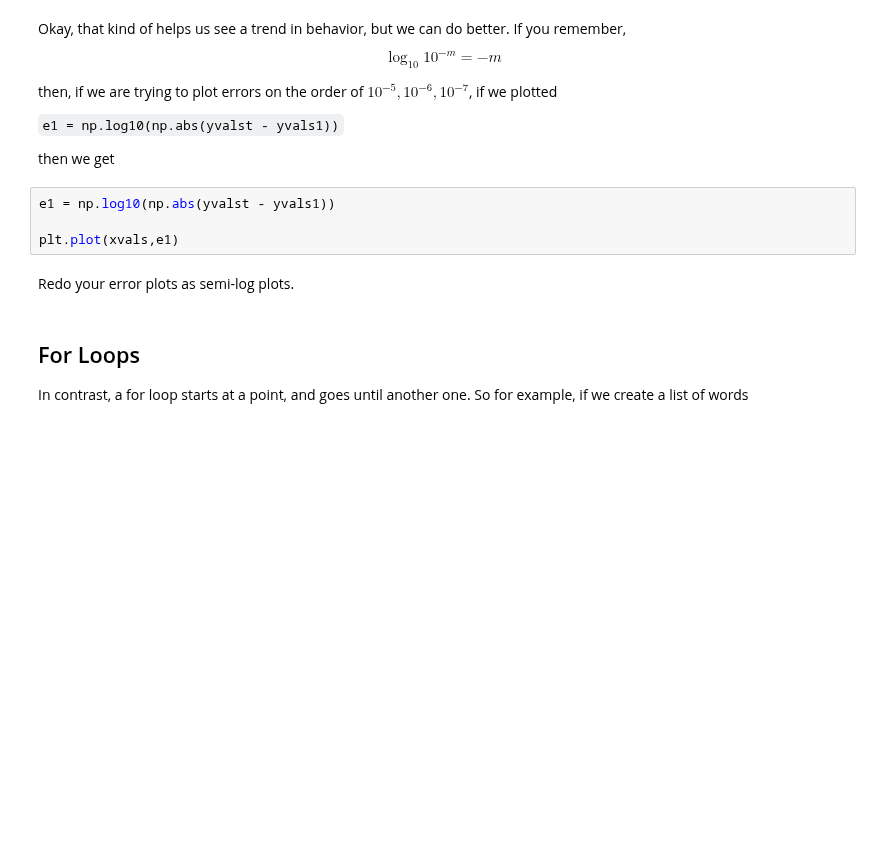
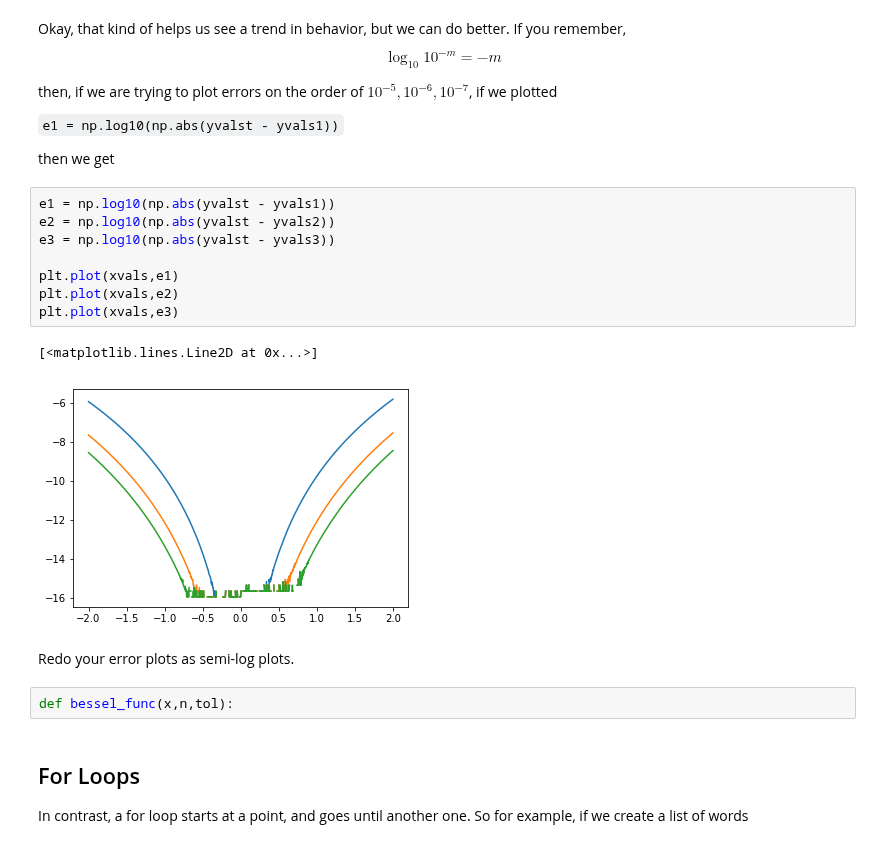
Before and after one commit to cwcurtis/Math-340-Notebooks, a Jupyter notebook: Lectures/Course_Lectures/Lecture_Three_Loops_and_Loops.ipynb, the cells around one changed output. Cells and saved outputs as stored; diff of their text form; blank space fills up the shorter version.

```diff
--- a/Lectures/Course_Lectures/Lecture_Three_Loops_and_Loops.ipynb
+++ b/Lectures/Course_Lectures/Lecture_Three_Loops_and_Loops.ipynb
@@ -174,10 +220,19 @@ e1 = np.log10(np.abs(yvalst - yvals1))
 then we get
 # %%
 e1 = np.log10(np.abs(yvalst - yvals1))
+e2 = np.log10(np.abs(yvalst - yvals2))
+e3 = np.log10(np.abs(yvalst - yvals3))
 
 plt.plot(xvals,e1)
+plt.plot(xvals,e2)
+plt.plot(xvals,e3)
+# %% [output]
+[<matplotlib.lines.Line2D at 0x...>]
+[figure, added]
 # %% [markdown]
 Redo your error plots as semi-log plots.
+# %%
+def bessel_func(x,n,tol):
 # %% [markdown]
 ## For Loops
 
```
Also changed, not shown: parts of 10 cells of this notebook, 1 other file.
